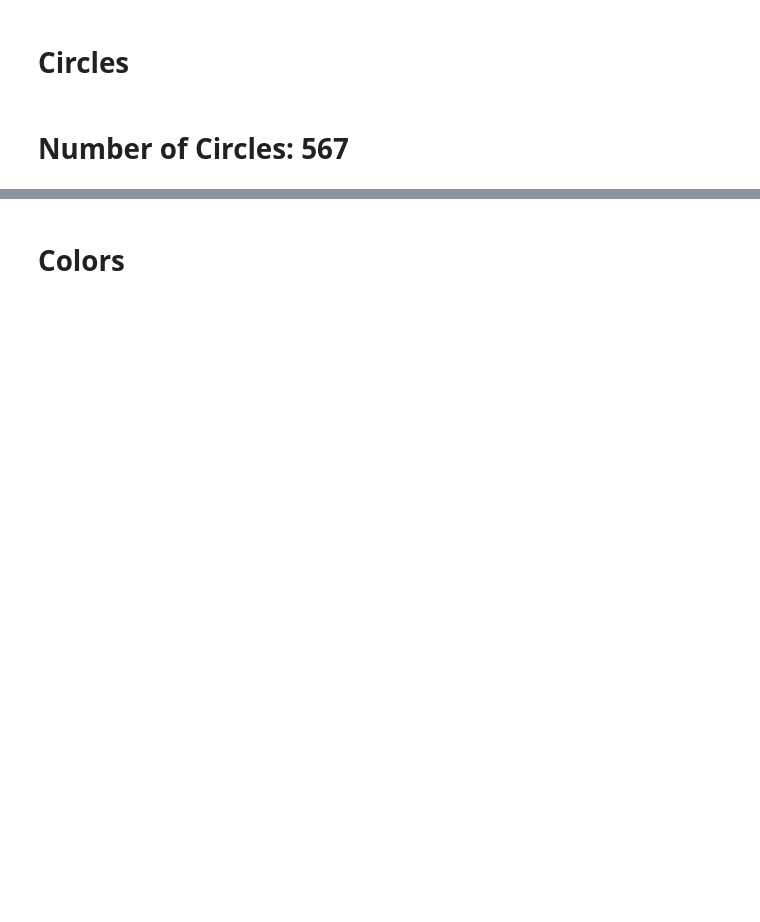
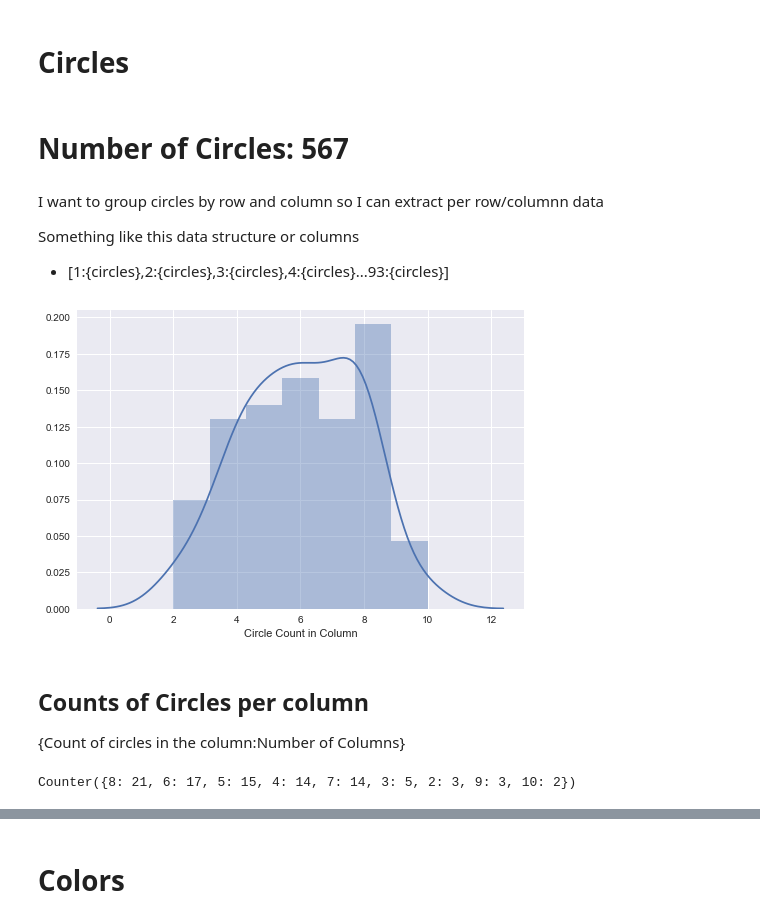
Before and after one commit to matthewsommer/experior, a Jupyter notebook: python/dotcipher/dotcipher.ipynb, the cells around one changed output, grey strips where cells are left out. Cells and saved outputs as stored; diff of their text form; code cells hidden in the pictures; blank space fills up the shorter version.

```diff
--- a/python/dotcipher/dotcipher.ipynb
+++ b/python/dotcipher/dotcipher.ipynb
@@ -191,3 +189,38 @@ numCircles = dataController.circleCount()
 printmd('# Number of Circles: {}\n'.format(numCircles))
 # %% [output]
 # Number of Circles: 567
+# %% [markdown]
+ I want to group circles by row and column so I can extract per row/columnn data
+
+ Something like this data structure or columns
+ * [1:{circles},2:{circles},3:{circles},4:{circles}...93:{circles}]
+# %%
+from collections import defaultdict
+
+groups = defaultdict(list)
+
+for circle in dataController.circles:
+    groups[circle.x].append(circle)
+
+column_list = groups.values()
+
+# for column in column_list:
+#     print(len(column))
+#     for circle in column:
+#         print(str(circle.x) + "," + str(circle.y) + " " + circle.color)
+
+circles_per_column = [len(column) for column in column_list]
+
+np.average(circles_per_column)
+sns.set(color_codes=True)
+sns.distplot(circles_per_column, axlabel="Circle Count in Column");
+# %% [output]
+[figure, added]
+# %% [markdown]
+## Counts of Circles per column
+{Count of circles in the column:Number of Columns}
+# %%
+circles_per_column_counter = Counter(circles_per_column)
+print(circles_per_column_counter)
+# %% [output]
+Counter({8: 21, 6: 17, 5: 15, 4: 14, 7: 14, 3: 5, 2: 3, 9: 3, 10: 2})
```
Also changed, not shown: parts of 7 cells of this notebook.
